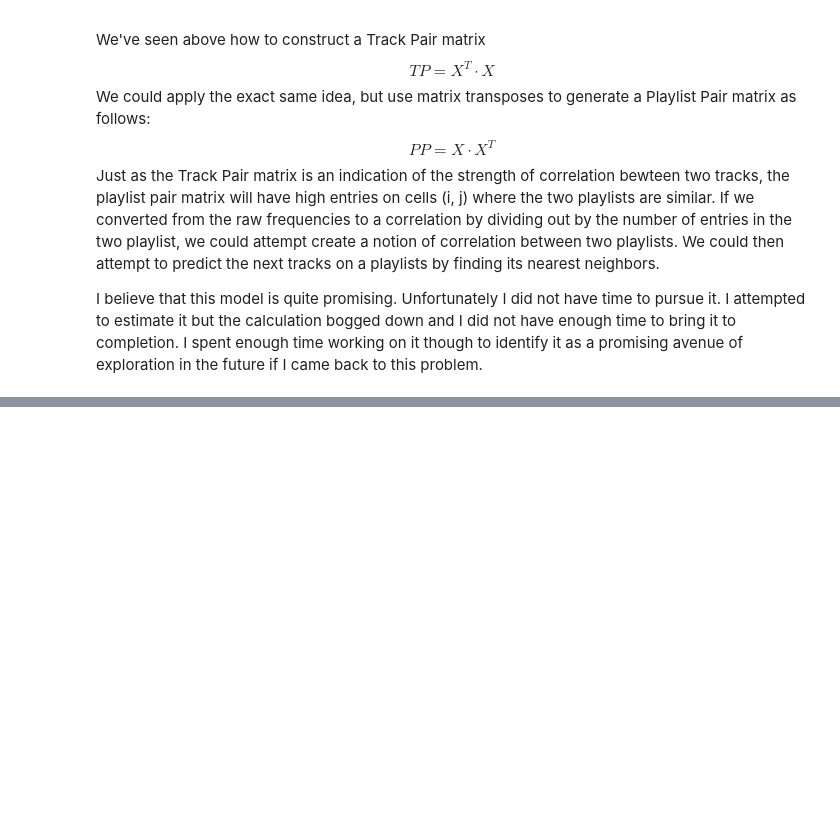
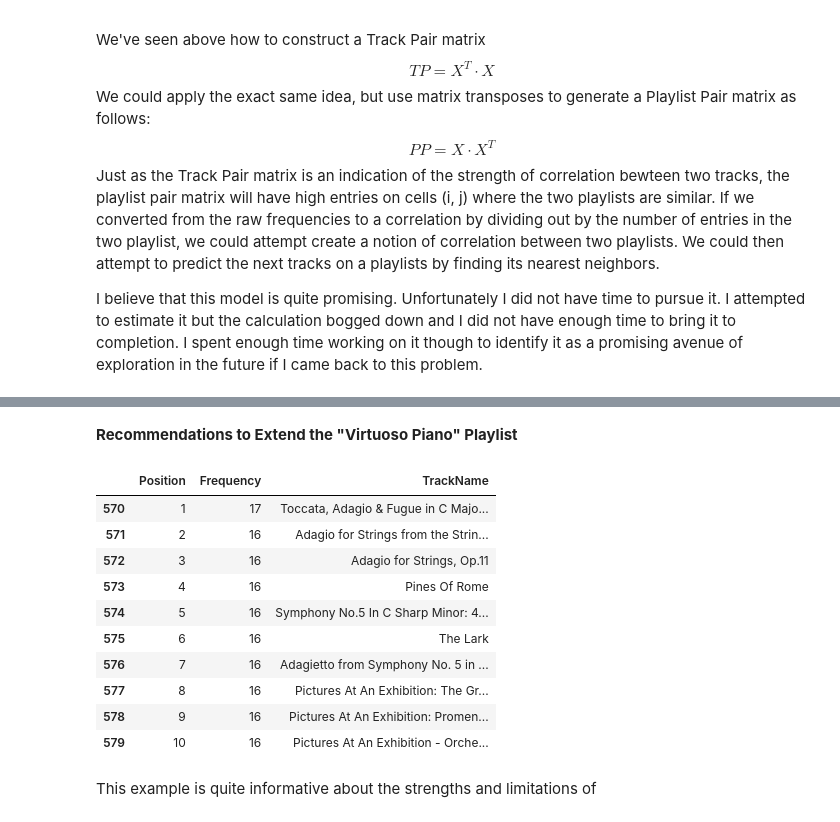
Before and after one commit to IACS-CS-209-Group44/Spotify, a Jupyter notebook: milestones/Spotify_Team44_Data_Analysis_Predictions.ipynb, the cells around one changed output, grey strips where cells are left out. Drawn from its saved outputs; the diff is of its cells as text; code cells hidden in the pictures; blank space fills up the shorter version.

```diff
--- a/milestones/Spotify_Team44_Data_Analysis_Predictions.ipynb
+++ b/milestones/Spotify_Team44_Data_Analysis_Predictions.ipynb
@@ -1522,0 +1612,23 @@ I believe that this model is quite promising.  Unfortunately I did not have time
+# %% [markdown]
+**Recommendations to Extend the "Virtuoso Piano" Playlist**
+# %%
+# The survey playlist ID to explore
+spid = 58
+df = frames['SurveyRecommendations']
+mask = (df.SurveyPlaylistID == spid)
+output_cols = ['Position', 'Frequency', 'TrackName']
+df[mask][output_cols]
+# %% [output]
+|  | Position | Frequency | TrackName |
+| 570 | 1 | 17 | Toccata, Adagio & Fugue in C Majo... |
+| 571 | 2 | 16 | Adagio for Strings from the Strin... |
+| 572 | 3 | 16 | Adagio for Strings, Op.11 |
+| 573 | 4 | 16 | Pines Of Rome |
+| 574 | 5 | 16 | Symphony No.5 In C Sharp Minor: 4... |
+| 575 | 6 | 16 | The Lark |
+| 576 | 7 | 16 | Adagietto from Symphony No. 5 in ... |
+| 577 | 8 | 16 | Pictures At An Exhibition: The Gr... |
+| 578 | 9 | 16 | Pictures At An Exhibition: Promen... |
+| 579 | 10 | 16 | Pictures At An Exhibition - Orche... |
+# %% [markdown]
+This example is quite informative about the strengths and limitations of
```
Also changed, not shown: parts of 13 cells of this notebook, 1 other file.
